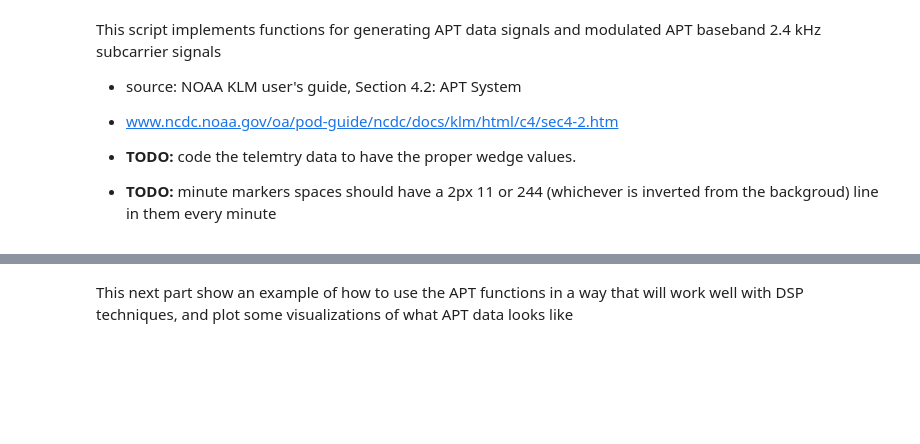
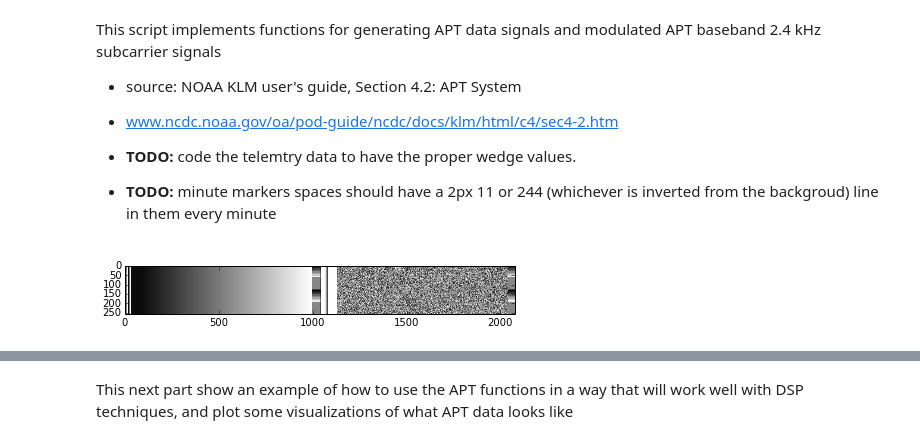
Before and after one commit to jarmokivekas/NOAA-reception, a Jupyter notebook: APT-DSP.ipynb, the cells around one changed output, grey strips where cells are left out. Drawn from its saved outputs; the diff is of its cells as text; code cells hidden in the pictures; blank space fills up the shorter version.

Commit message:
APT-DSP uses calibration wedges correctly

```diff
--- a/APT-DSP.ipynb
+++ b/APT-DSP.ipynb
@@ -9,7 +9,7 @@ This script implements functions for generating APT data signals and modulated A
 - **TODO:** minute markers spaces should have a 2px 11 or 244 (whichever is inverted from the backgroud) line in them every minute
 # %%
 # this line makes the plots visilble in the jupyter notebook
-
+%matplotlib inline
 from __future__ import division
 from scipy import signal
 import matplotlib.pyplot as plt
@@ -69,27 +69,51 @@ def videoB():
     return data
 
 """ These still need some work: implement wedges"""
-def telemetryA():
-    return mul*45 * [128]
-def telemetryB():
-    return mul*45 * [128]
+def telemetryA(value=128):
+    return mul*45 * [value]
+def telemetryB(value=128):
+    return mul*45 * [value]
 
 
-def line():
+def line(telemetry=128):
     """organize all the parts of a line in the right order"""
     data = syncA()
     data += markerA()
     data += videoA()
-    data += telemetryA()
+    data += telemetryA(value=telemetry)
     data += syncB()
     data += markerB()
     data += videoB()
-    data += telemetryB()
+    data += telemetryB(value=telemetry)
     return data
 
 def frame():
-    """an APT frome is 16 lines high"""
+    """an APT frome is 128 lines high"""
     data = [0]*0
-    for i in xrange(0,16):
+
+    # these have calimbration wedges
+    for i in xrange(0,8):
+        for j in range(0,8):
+            data += line(telemetry=i*32)
+    # these have actual telemetry
+    for i in xrange(0,64):
         data += line()
     return data
+# %%
+# data signal for creating a bitmap
+mul = 1
+data = [0]*0
+
+image_data = np.reshape(frame()+frame(), (-1, 2080))
+
+
+plt.figure(figsize=(7,2))
+plt.imshow(image_data, cmap="gray")
+
+plt.figure(figsize=(7,3))
+plt.xlim(900,1200)
+plt.ylim(0,128)
+plt.imshow(image_data, cmap="gray")
+plt.show()
+# %% [output]
+[figure, added]
```
Also changed, not shown: parts of 3 cells of this notebook, 1 other file.
